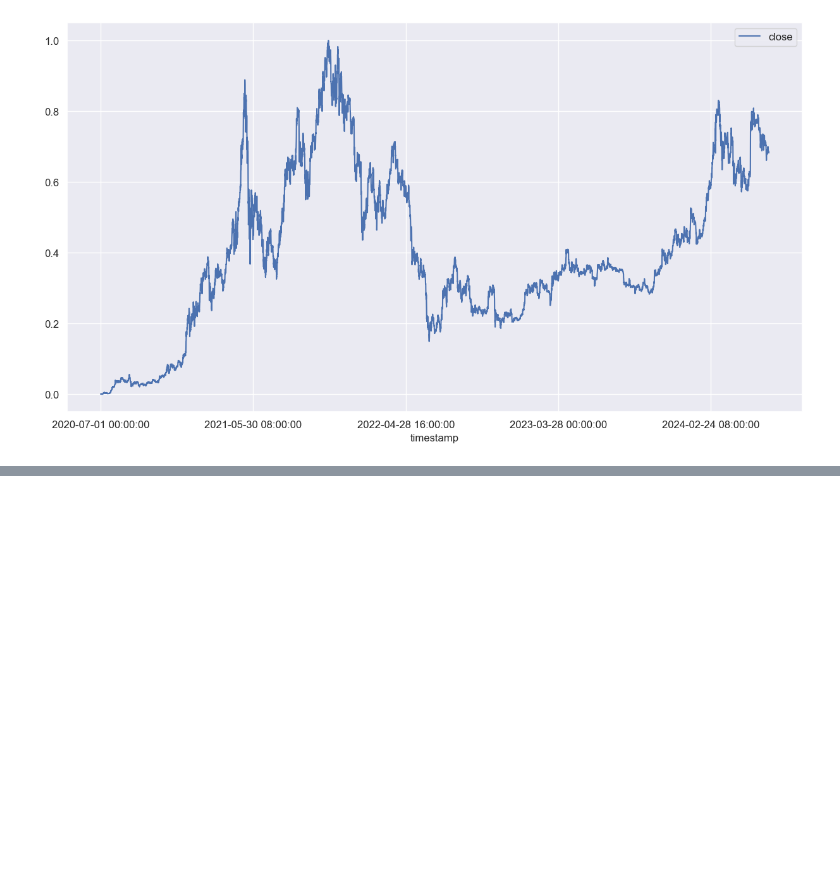
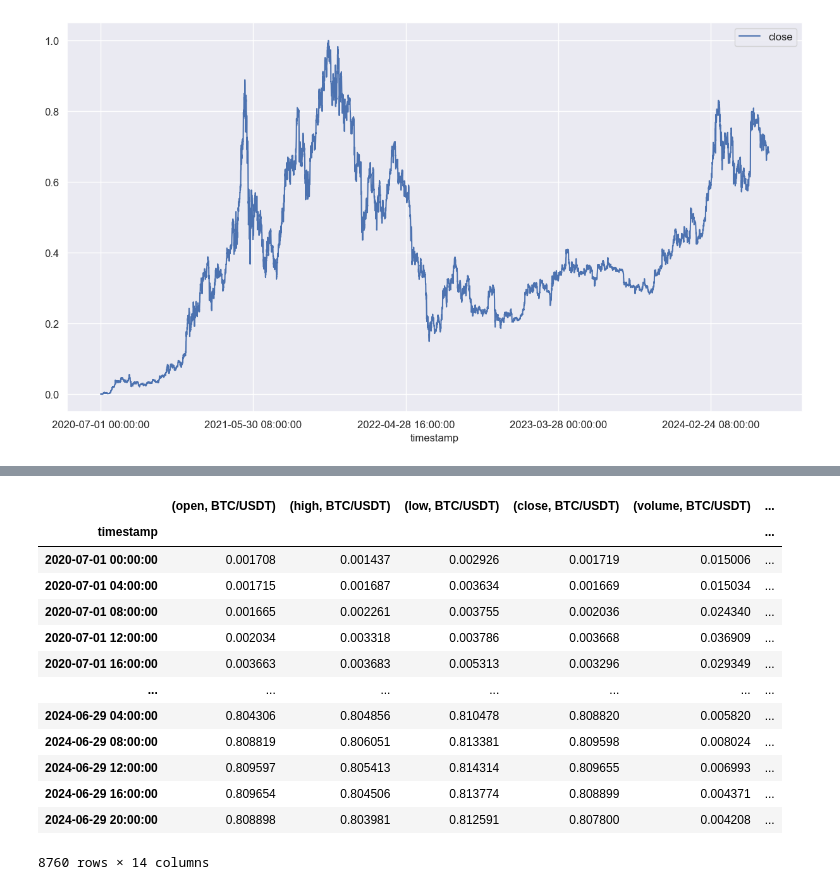
Before and after one commit to DivyanshGupta2006/Project-catRL, a Jupyter notebook: notebooks/data_preprocessing.ipynb, the cells around one changed output, grey strips where cells are left out. Drawn from its saved outputs; the diff is of its cells as text; code cells hidden in the pictures; blank space fills up the shorter version.

```diff
--- a/notebooks/data_preprocessing.ipynb
+++ b/notebooks/data_preprocessing.ipynb
@@ -95,0 +164,19 @@ plot_df(data_scaled['close'])
+# %%
+for col in data2.columns:
+    data2.rename(columns={col : (col, symbol)}, inplace=True)
+data2
+# %% [output]
+|  | (open, BTC/USDT) | (high, BTC/USDT) | (low, BTC/USDT) | (close, BTC/USDT) | (volume, BTC/USDT) | ... |
+| timestamp |  |  |  |  |  | ... |
+| 2020-07-01 00:00:00 | 0.001708 | 0.001437 | 0.002926 | 0.001719 | 0.015006 | ... |
+| 2020-07-01 04:00:00 | 0.001715 | 0.001687 | 0.003634 | 0.001669 | 0.015034 | ... |
+| 2020-07-01 08:00:00 | 0.001665 | 0.002261 | 0.003755 | 0.002036 | 0.024340 | ... |
+| 2020-07-01 12:00:00 | 0.002034 | 0.003318 | 0.003786 | 0.003668 | 0.036909 | ... |
+| 2020-07-01 16:00:00 | 0.003663 | 0.003683 | 0.005313 | 0.003296 | 0.029349 | ... |
+| ... | ... | ... | ... | ... | ... | ... |
+| 2024-06-29 04:00:00 | 0.804306 | 0.804856 | 0.810478 | 0.808820 | 0.005820 | ... |
+| 2024-06-29 08:00:00 | 0.808819 | 0.806051 | 0.813381 | 0.809598 | 0.008024 | ... |
+| 2024-06-29 12:00:00 | 0.809597 | 0.805413 | 0.814314 | 0.809655 | 0.006993 | ... |
+| 2024-06-29 16:00:00 | 0.809654 | 0.804506 | 0.813774 | 0.808899 | 0.004371 | ... |
+| 2024-06-29 20:00:00 | 0.808898 | 0.803981 | 0.812591 | 0.807800 | 0.004208 | ... |
+8760 rows × 14 columns
```
Also changed, not shown: parts of 9 cells of this notebook, 6 other files.
